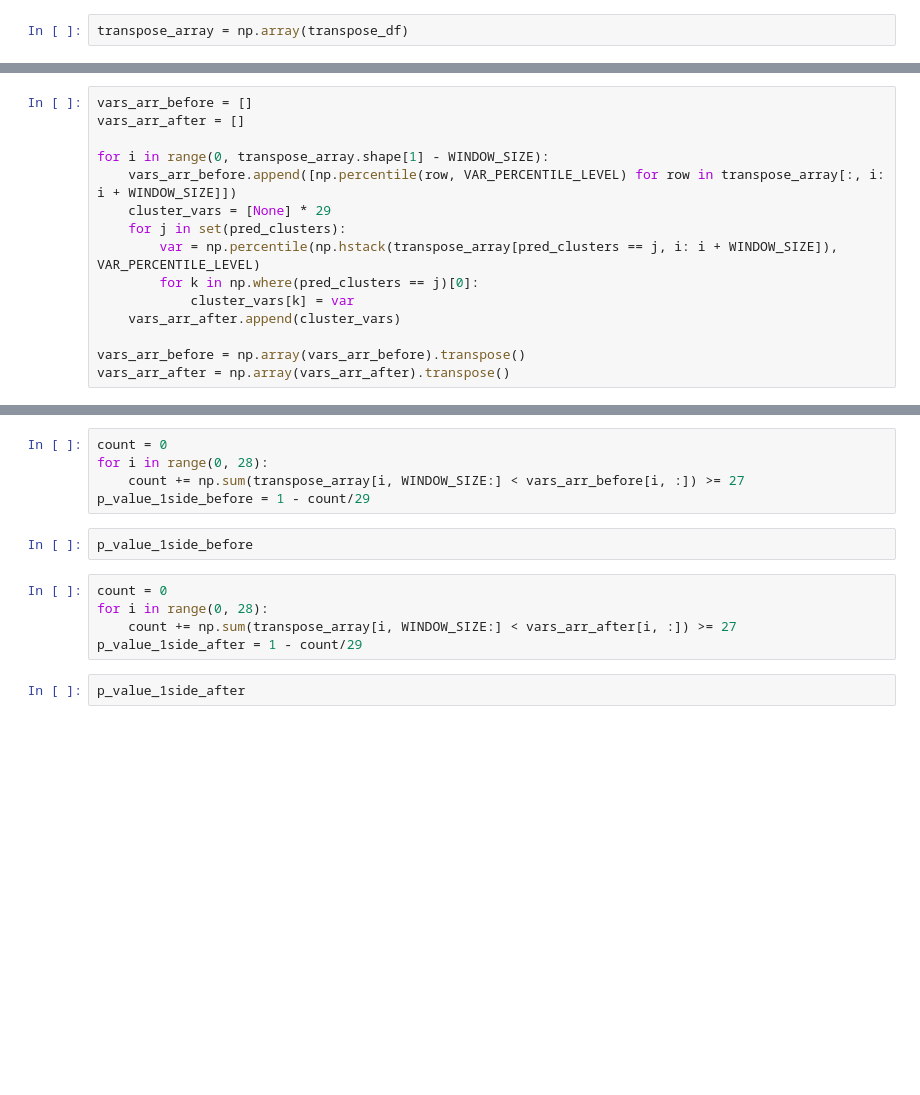
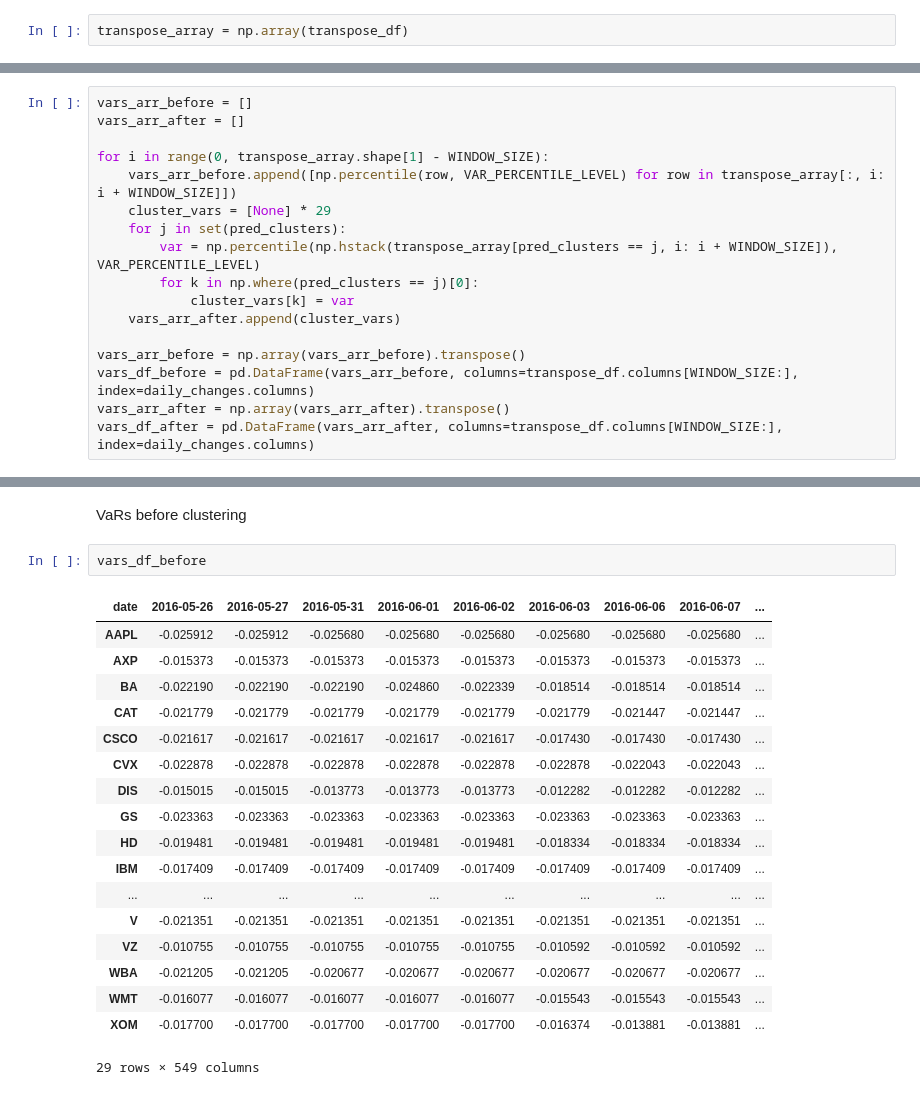
Before and after one commit to luluuuluuuuu/crypto-analysis, a Jupyter notebook: experiment/var_stock.ipynb, the cells around one changed output, grey strips where cells are left out. Saved outputs shown, nothing was run; the diff lists cells and outputs as text; blank space fills up the shorter version.

```diff
--- a/experiment/var_stock.ipynb
+++ b/experiment/var_stock.ipynb
@@ -111,4 +211,6 @@ for i in range(0, transpose_array.shape[1] - WINDOW_SIZE):
     vars_arr_after.append(cluster_vars)
 
 vars_arr_before = np.array(vars_arr_before).transpose()
+vars_df_before = pd.DataFrame(vars_arr_before, columns=transpose_df.columns[WINDOW_SIZE:], index=daily_changes.columns)
 vars_arr_after = np.array(vars_arr_after).transpose()
+vars_df_after = pd.DataFrame(vars_arr_after, columns=transpose_df.columns[WINDOW_SIZE:], index=daily_changes.columns)
@@ -123,14 +217,23 @@ vars_arr_before.shape
-# %%
-count = 0
-for i in range(0, 28):
-    count += np.sum(transpose_array[i, WINDOW_SIZE:] < vars_arr_before[i, :]) >= 27
-p_value_1side_before = 1 - count/29
-# %%
-p_value_1side_before
-# %%
-count = 0
-for i in range(0, 28):
-    count += np.sum(transpose_array[i, WINDOW_SIZE:] < vars_arr_after[i, :]) >= 27
-p_value_1side_after = 1 - count/29
-# %%
-p_value_1side_after
+# %% [markdown]
+VaRs before clustering
+# %%
+vars_df_before
+# %% [output]
+| date | 2016-05-26 | 2016-05-27 | 2016-05-31 | 2016-06-01 | 2016-06-02 | 2016-06-03 | 2016-06-06 | 2016-06-07 | ... |
+| AAPL | -0.025912 | -0.025912 | -0.025680 | -0.025680 | -0.025680 | -0.025680 | -0.025680 | -0.025680 | ... |
+| AXP | -0.015373 | -0.015373 | -0.015373 | -0.015373 | -0.015373 | -0.015373 | -0.015373 | -0.015373 | ... |
+| BA | -0.022190 | -0.022190 | -0.022190 | -0.024860 | -0.022339 | -0.018514 | -0.018514 | -0.018514 | ... |
+| CAT | -0.021779 | -0.021779 | -0.021779 | -0.021779 | -0.021779 | -0.021779 | -0.021447 | -0.021447 | ... |
+| CSCO | -0.021617 | -0.021617 | -0.021617 | -0.021617 | -0.021617 | -0.017430 | -0.017430 | -0.017430 | ... |
+| CVX | -0.022878 | -0.022878 | -0.022878 | -0.022878 | -0.022878 | -0.022878 | -0.022043 | -0.022043 | ... |
+| DIS | -0.015015 | -0.015015 | -0.013773 | -0.013773 | -0.013773 | -0.012282 | -0.012282 | -0.012282 | ... |
+| GS | -0.023363 | -0.023363 | -0.023363 | -0.023363 | -0.023363 | -0.023363 | -0.023363 | -0.023363 | ... |
+| HD | -0.019481 | -0.019481 | -0.019481 | -0.019481 | -0.019481 | -0.018334 | -0.018334 | -0.018334 | ... |
+| IBM | -0.017409 | -0.017409 | -0.017409 | -0.017409 | -0.017409 | -0.017409 | -0.017409 | -0.017409 | ... |
+| ... | ... | ... | ... | ... | ... | ... | ... | ... | ... |
+| V | -0.021351 | -0.021351 | -0.021351 | -0.021351 | -0.021351 | -0.021351 | -0.021351 | -0.021351 | ... |
+| VZ | -0.010755 | -0.010755 | -0.010755 | -0.010755 | -0.010755 | -0.010592 | -0.010592 | -0.010592 | ... |
+| WBA | -0.021205 | -0.021205 | -0.020677 | -0.020677 | -0.020677 | -0.020677 | -0.020677 | -0.020677 | ... |
+| WMT | -0.016077 | -0.016077 | -0.016077 | -0.016077 | -0.016077 | -0.015543 | -0.015543 | -0.015543 | ... |
+| XOM | -0.017700 | -0.017700 | -0.017700 | -0.017700 | -0.017700 | -0.016374 | -0.013881 | -0.013881 | ... |
+29 rows × 549 columns
```
Also changed, not shown: parts of 48 cells of this notebook, 3 other files.
